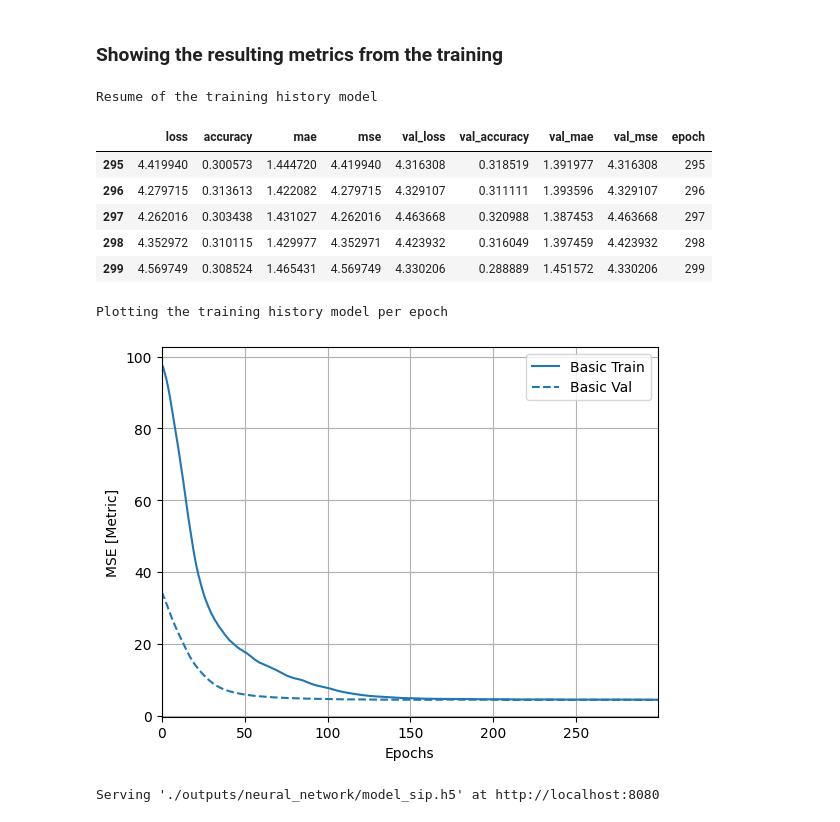
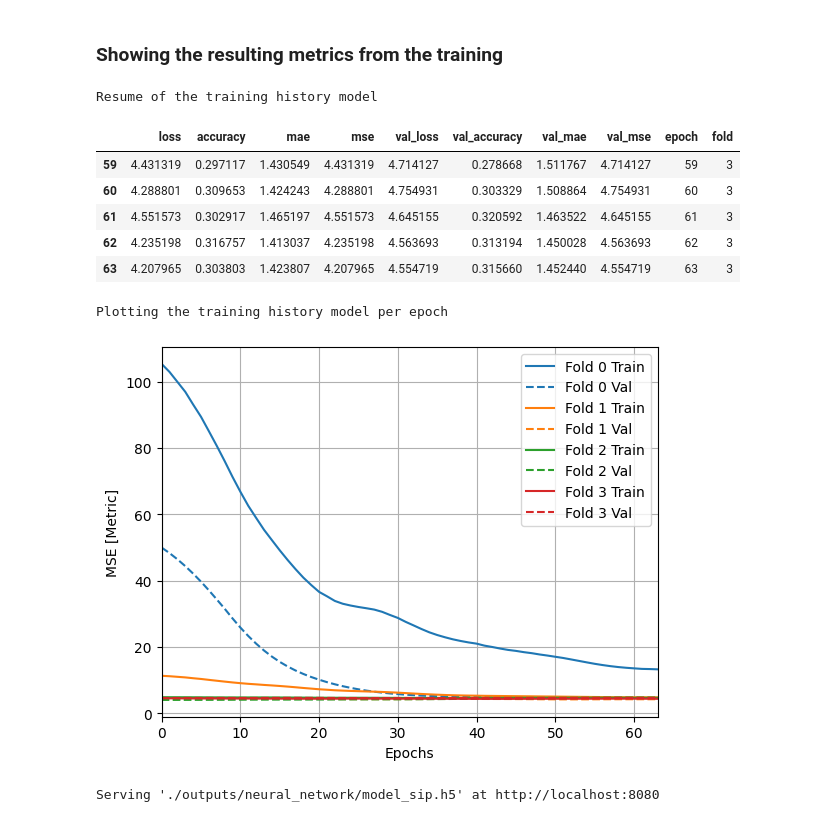
Before and after one commit to fransbompart/internship_UCAB, a Jupyter notebook: scripts/oficial/script_neural_network_2.ipynb, the cells around one changed output. Saved outputs shown, nothing was run; the diff lists cells and outputs as text; code cells hidden in the pictures.

```diff
--- a/scripts/oficial/script_neural_network_2.ipynb
+++ b/scripts/oficial/script_neural_network_2.ipynb
@@ -371,8 +371,8 @@ def training_neural_network_model(model, n_folds):
         # batch_size = 10
 
         # for fourth model - is winning
-        epochs = 300
-        batch_size = 100
+        epochs = 64
+        batch_size = 40
 
         print("\nTraining the model - K Validation: ", i, "\n")
 
@@ -528,7 +511,6 @@ The metrics we choose to evaluate the model were **Mean Abs. Error** and **Mean
 # %% [markdown]
 ### Showing the resulting metrics from the training
 # %%
-
 def evaluating_neural_network_model(histories):
     i = 0
     history_datasets = []
@@ -543,7 +525,7 @@ def evaluating_neural_network_model(histories):
     history_dataset = pd.concat(history_datasets)
 
     print("Resume of the training history model")
-    display(HTML(history_dataset.head().to_html()))
+    display(HTML(history_dataset.tail(5).to_html()))
 
     history_datasets_csv = history_dataset
     history_datasets_csv.to_csv(r"./outputs/neural_network/history_sip.csv", index=False)
@@ -573,18 +555,18 @@ def evaluating_svc_model(history, test_predictions):
         'Predicted': test_predictions
     }).to_csv(r"./outputs/svr/history_sip.csv", index=False)
 # %%
-evaluating_neural_network_model(history)
+evaluating_neural_network_model(histories)
 # evaluating_svc_model(history, test_predictions)
 # %% [output]
 Resume of the training history model
-|  | loss | accuracy | mae | mse | val_loss | val_accuracy | val_mae | val_mse | epoch |
-| 295 | 4.419940 | 0.300573 | 1.444720 | 4.419940 | 4.316308 | 0.318519 | 1.391977 | 4.316308 | 295 |
-| 296 | 4.279715 | 0.313613 | 1.422082 | 4.279715 | 4.329107 | 0.311111 | 1.393596 | 4.329107 | 296 |
-| 297 | 4.262016 | 0.303438 | 1.431027 | 4.262016 | 4.463668 | 0.320988 | 1.387453 | 4.463668 | 297 |
-| 298 | 4.352972 | 0.310115 | 1.429977 | 4.352971 | 4.423932 | 0.316049 | 1.397459 | 4.423932 | 298 |
-| 299 | 4.569749 | 0.308524 | 1.465431 | 4.569749 | 4.330206 | 0.288889 | 1.451572 | 4.330206 | 299 |
+|  | loss | accuracy | mae | mse | val_loss | val_accuracy | val_mae | val_mse | epoch | fold |
+| 59 | 4.431319 | 0.297117 | 1.430549 | 4.431319 | 4.714127 | 0.278668 | 1.511767 | 4.714127 | 59 | 3 |
+| 60 | 4.288801 | 0.309653 | 1.424243 | 4.288801 | 4.754931 | 0.303329 | 1.508864 | 4.754931 | 60 | 3 |
+| 61 | 4.551573 | 0.302917 | 1.465197 | 4.551573 | 4.645155 | 0.320592 | 1.463522 | 4.645155 | 61 | 3 |
+| 62 | 4.235198 | 0.316757 | 1.413037 | 4.235198 | 4.563693 | 0.313194 | 1.450028 | 4.563693 | 62 | 3 |
+| 63 | 4.207965 | 0.303803 | 1.423807 | 4.207965 | 4.554719 | 0.315660 | 1.452440 | 4.554719 | 63 | 3 |
 Plotting the training history model per epoch
-[figure, old version]
+[figure, new version]
 # %%
 model.save(r"./outputs/neural_network/model_sip.h5")
 # %%
```
Also changed, not shown: parts of 3 cells of this notebook, 1 other file.
